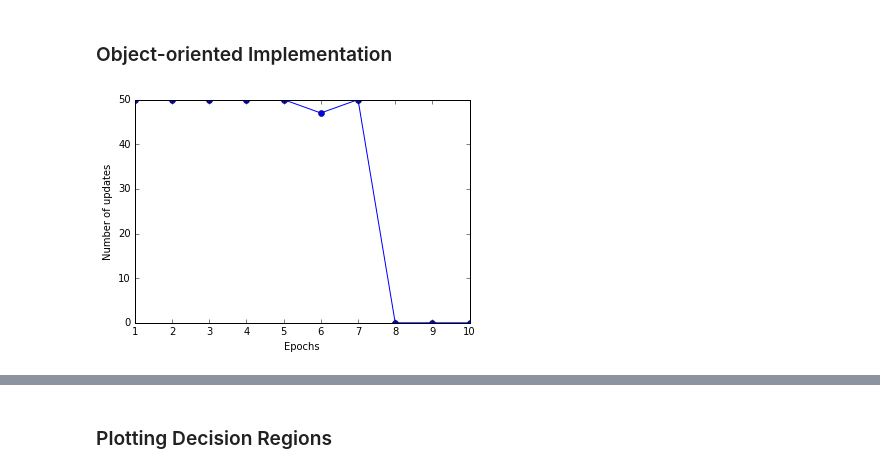
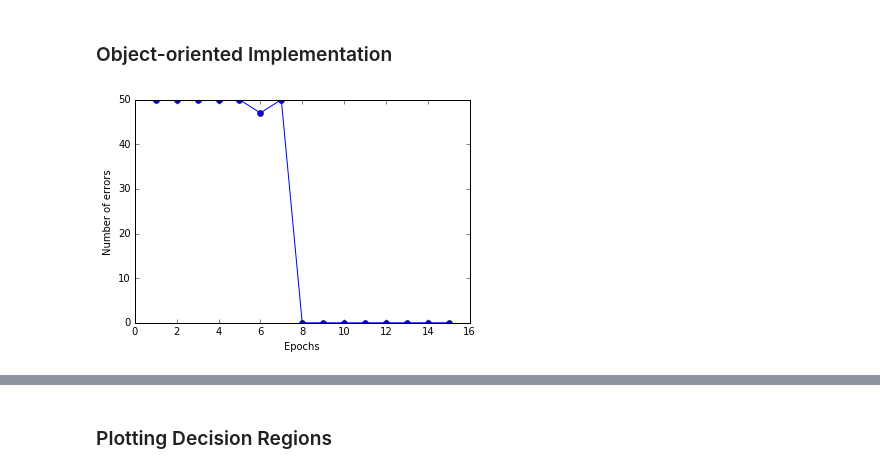
Before and after one commit to buntyke/mlrc_python_2018, a Jupyter notebook: perceptron_basics_sol.ipynb, the cells around one changed output, grey strips where cells are left out. Drawn from its saved outputs; the diff is of its cells as text; code cells hidden in the pictures.

```diff
--- a/perceptron_basics_sol.ipynb
+++ b/perceptron_basics_sol.ipynb
@@ -251,11 +250,12 @@ class Perceptron(object):
             # update the weights using the Delta w
             # return the number of errors for keep tracking of progress
 
-            output = self.predict(X)
-            dw = self.eta * (y - output)
-            self.w_[1:] += X.T.dot(dw)
-            self.w_[0] += np.sum(dw)
-            errors = np.sum(dw != 0)
+            y_hat = self.predict(X)
+            X_ext = np.append([[1]] * X.shape[0], X, 1)
+            w_delta = np.dot((y - y_hat), X_ext)
+            w_delta *= self.eta
+            self.w_ += w_delta
+            errors = sum(y != y_hat)
             #################### END CODE ##############################
 
             self.errors_[n] = errors
@@ -274,22 +274,22 @@ class Perceptron(object):
         return np.where(self.net_input(X) >= 0.0, 1, -1)
 # %%
 # create an instance of perceptron
-ppn = Perceptron(eta=0.01, n_iter=10)
+ppn = Perceptron(eta=0.05, n_iter=15)
 
 # perform training on the dataset
 ppn.fit(X, y)
 
 # visualize the training error as a function of iterations
 plt.plot(range(1, len(ppn.errors_) + 1), ppn.errors_, marker='o')
 
 # add labels
 plt.xlabel('Epochs')
 plt.ylabel('Number of errors')
 
 # display the figure
 plt.show()
 # %% [output]
-[figure, old version]
+[figure, new version]
 # %%
 # perform training on the standardized dataset
 ppn.fit(X_std, y)
```
Also changed, not shown: parts of 6 cells of this notebook.
